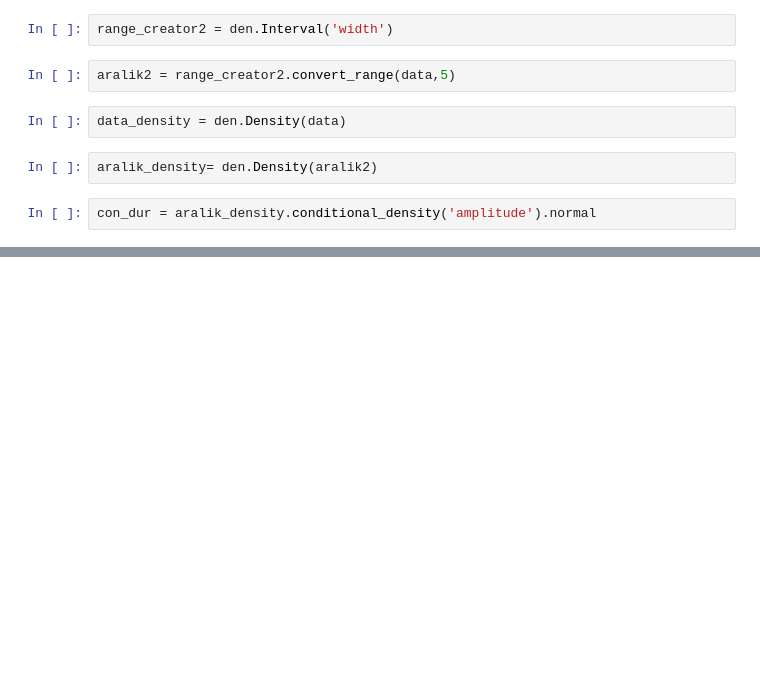
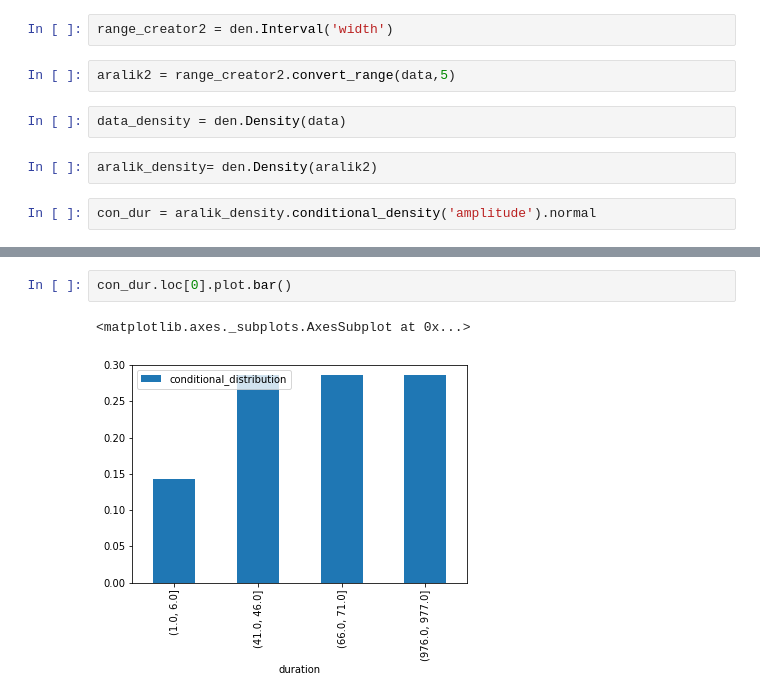
Before and after one commit to birdalugur/cefis2, a Jupyter notebook: Dens.ipynb, the cells around one changed output, grey strips where cells are left out. Drawn from its saved outputs; the diff is of its cells as text; blank space fills up the shorter version.

```diff
--- a/Dens.ipynb
+++ b/Dens.ipynb
@@ -78,0 +191,5 @@ den.draw_2d(con_dur2,axis='y')
+# %%
+con_dur.loc[0].plot.bar()
+# %% [output]
+<matplotlib.axes._subplots.AxesSubplot at 0x...>
+[figure, added]
```
Also changed, not shown: parts of 29 cells of this notebook, 3 other files.
